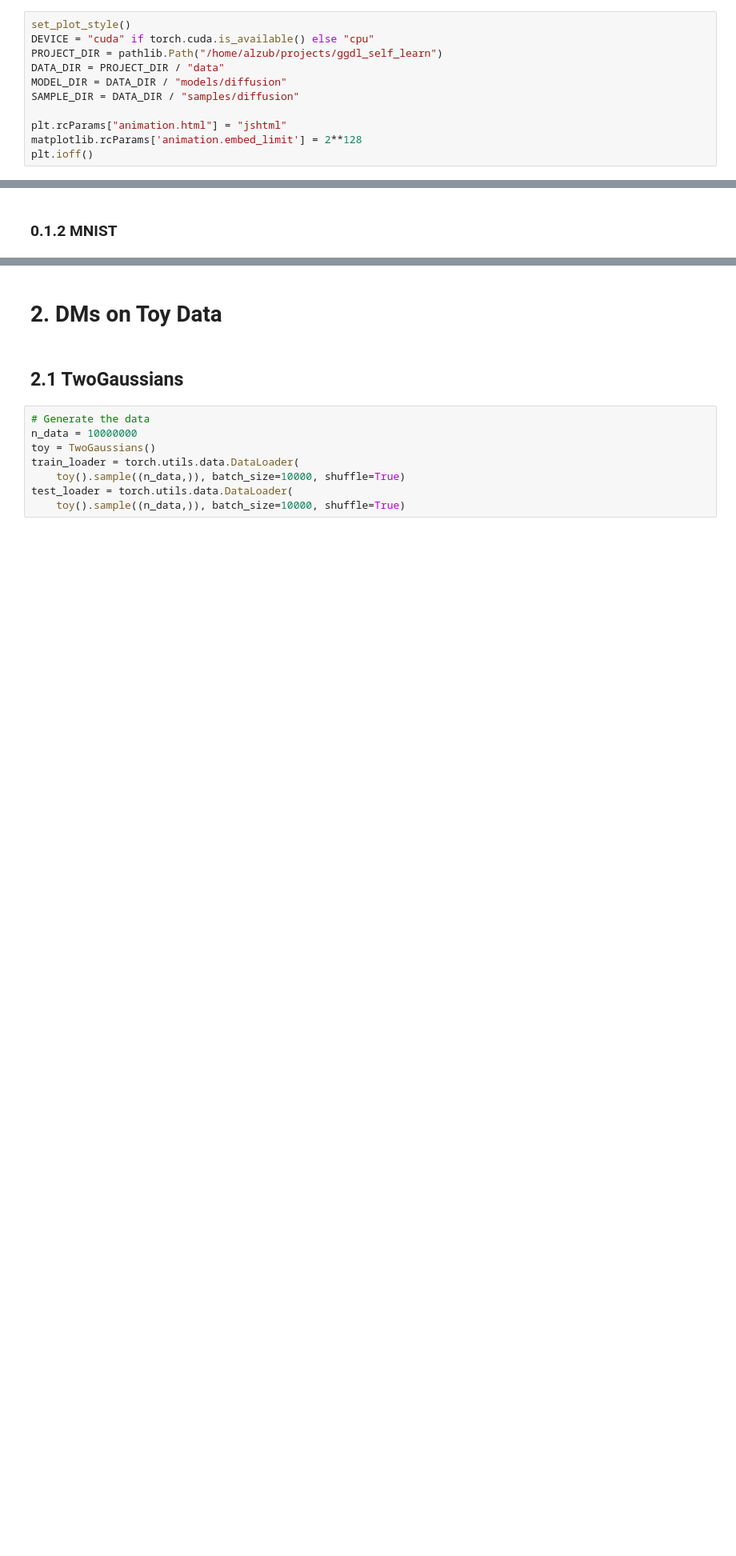
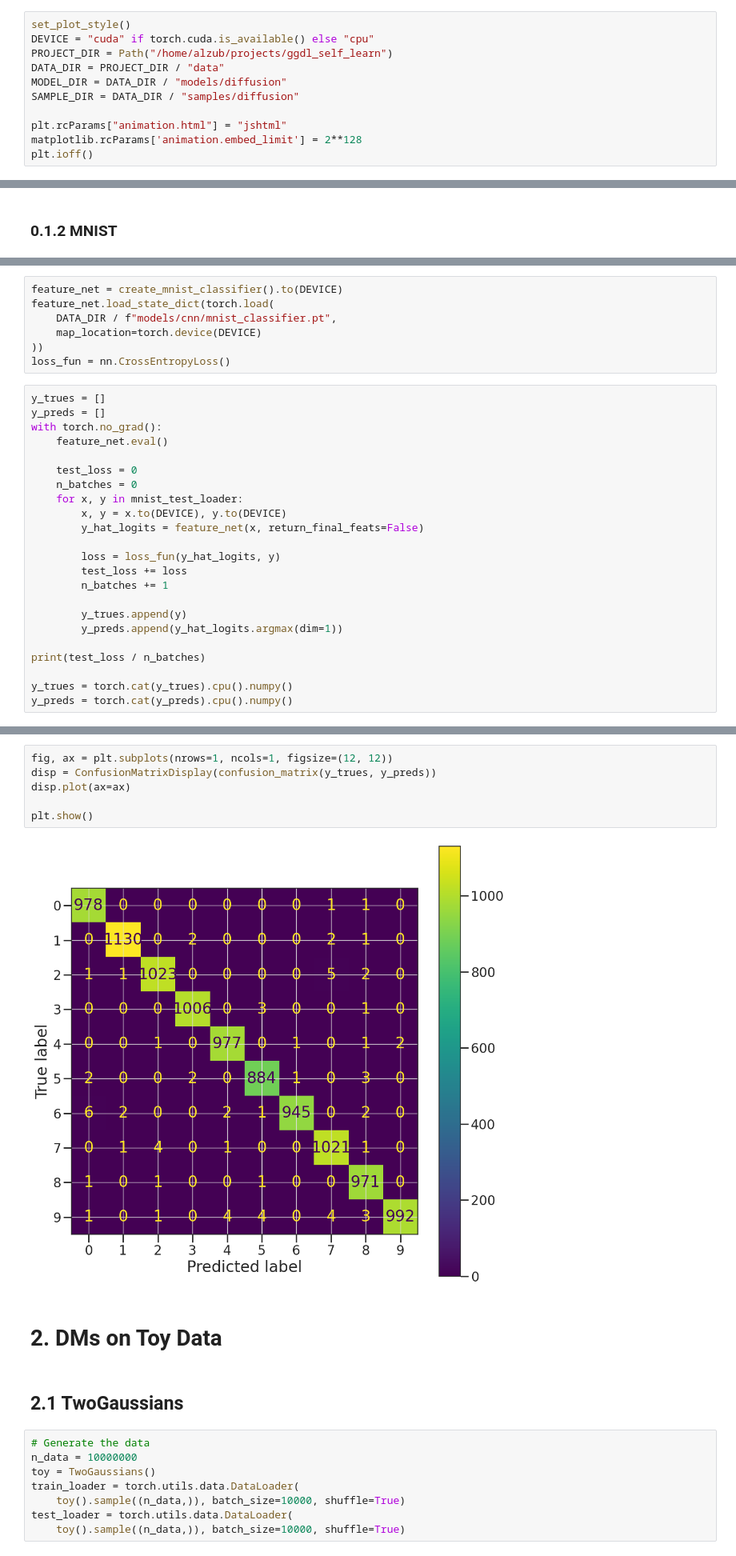
Before and after one commit to zuvale/ggdl_self_learn, a Jupyter notebook: experiments/diffusion.ipynb, the cells around one changed output, grey strips where cells are left out. Shown at 80% size. Cells and saved outputs as stored; diff of their text form; blank space fills up the shorter version.

Commit message:
⚗️🚧 implementing and testing functionalities to assess model performance

```diff
--- a/experiments/diffusion.ipynb
+++ b/experiments/diffusion.ipynb
@@ -34,7 +45,7 @@ from plot_utils import set_plot_style
 # %%
 set_plot_style()
 DEVICE = "cuda" if torch.cuda.is_available() else "cpu"
-PROJECT_DIR = pathlib.Path("/home/alzub/projects/ggdl_self_learn")
+PROJECT_DIR = Path("/home/alzub/projects/ggdl_self_learn")
 DATA_DIR = PROJECT_DIR / "data"
 MODEL_DIR = DATA_DIR / "models/diffusion"
 SAMPLE_DIR = DATA_DIR / "samples/diffusion"
@@ -1175,0 +212,30 @@ class DDIMReverseProcess(DiffusionEpsilonParam):
+# %%
+feature_net = create_mnist_classifier().to(DEVICE)
+feature_net.load_state_dict(torch.load(
+    DATA_DIR / f"models/cnn/mnist_classifier.pt",
+    map_location=torch.device(DEVICE)
+))
+loss_fun = nn.CrossEntropyLoss()
+# %%
+y_trues = []
+y_preds = []
+with torch.no_grad():
+    feature_net.eval()
+
+    test_loss = 0
+    n_batches = 0
+    for x, y in mnist_test_loader:
+        x, y = x.to(DEVICE), y.to(DEVICE)
+        y_hat_logits = feature_net(x, return_final_feats=False)
+
+        loss = loss_fun(y_hat_logits, y)
+        test_loss += loss
+        n_batches += 1
+
+        y_trues.append(y)
+        y_preds.append(y_hat_logits.argmax(dim=1))
+
+print(test_loss / n_batches)
+
+y_trues = torch.cat(y_trues).cpu().numpy()
+y_preds = torch.cat(y_preds).cpu().numpy()
@@ -1176,3 +248,11 @@ class DDIMReverseProcess(DiffusionEpsilonParam):
+# %%
+fig, ax = plt.subplots(nrows=1, ncols=1, figsize=(12, 12))
+disp = ConfusionMatrixDisplay(confusion_matrix(y_trues, y_preds))
+disp.plot(ax=ax)
+
+plt.show()
+# %% [output]
+[figure, added]
 # %% [markdown]
 # 2. DMs on Toy Data
 # %% [markdown]
```
Also changed, not shown: parts of 44 cells of this notebook, 4 other files.
